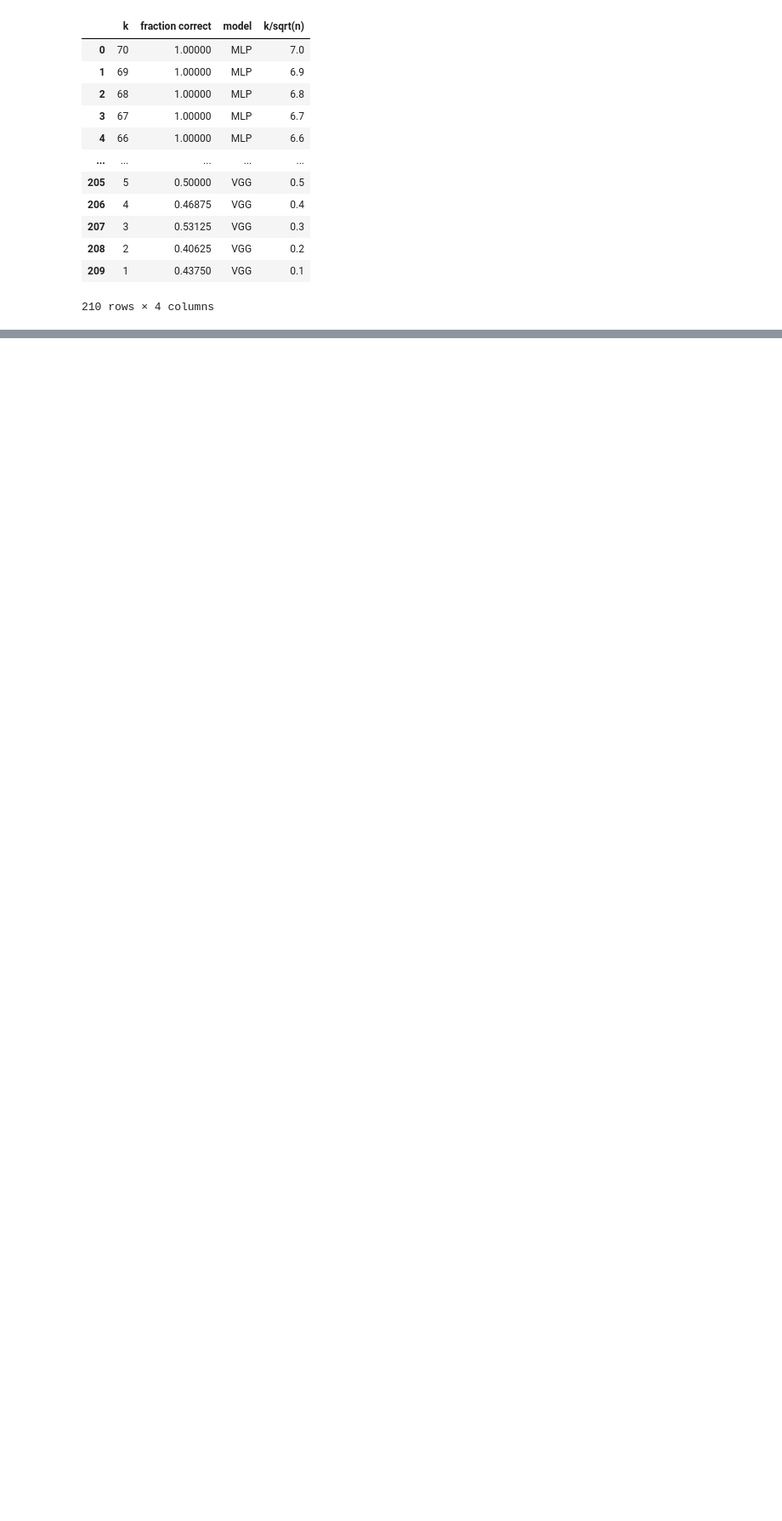
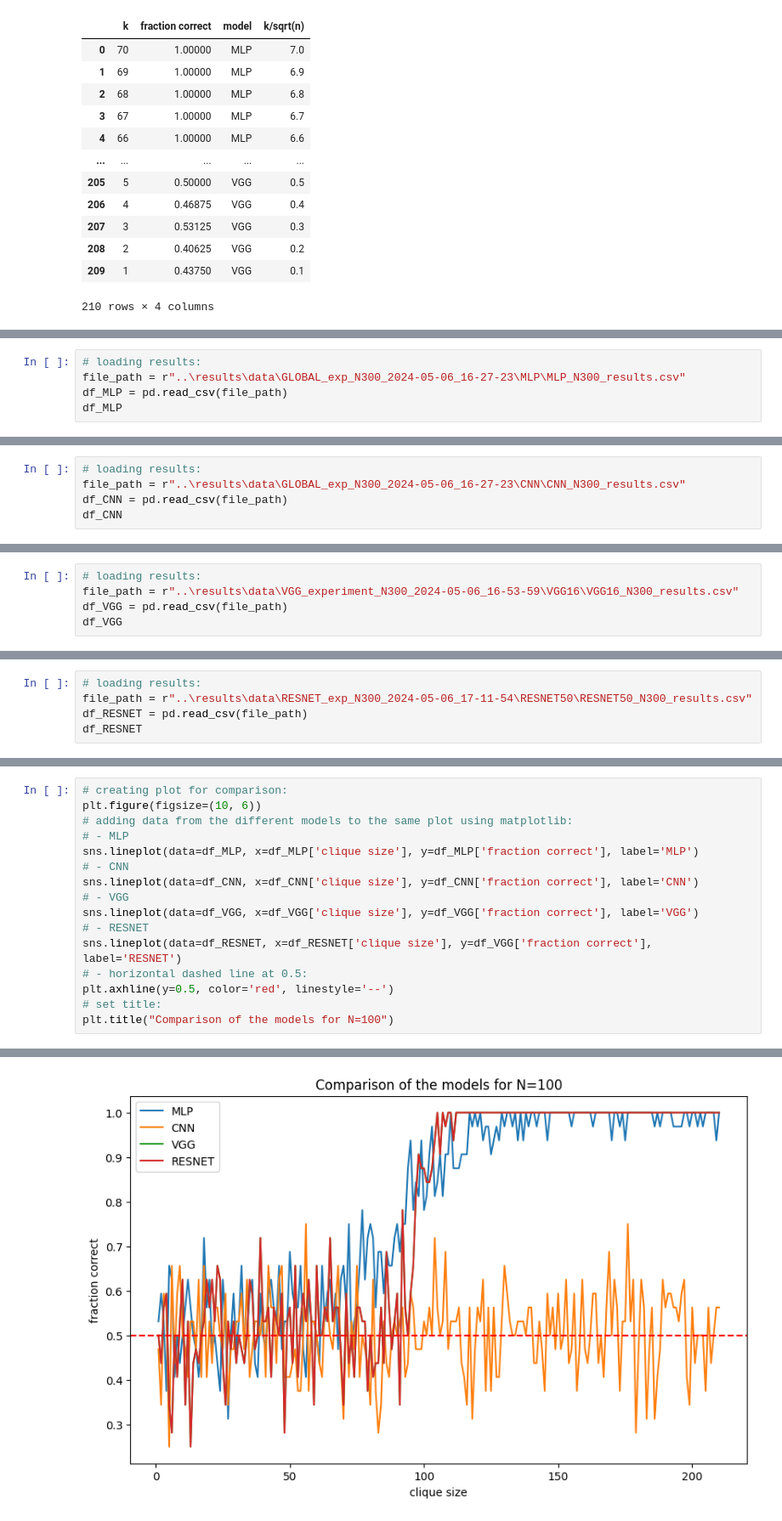
Before and after one commit to danieletirinnanzi/HUPLACLIP-NNs, a Jupyter notebook: scripts/data_fitting.ipynb, the cells around one changed output, grey strips where cells are left out. Shown at 85% size. Cells and saved outputs as stored; diff of their text form; blank space fills up the shorter version.

```diff
--- a/scripts/data_fitting.ipynb
+++ b/scripts/data_fitting.ipynb
@@ -227,0 +226,5 @@ plt.show()
+# %%
+# loading results:
+file_path = r"..\results\data\GLOBAL_exp_N300_2024-05-06_16-27-23\MLP\MLP_N300_results.csv"
+df_MLP = pd.read_csv(file_path)
+df_MLP
@@ -227,0 +247,5 @@ plt.show()
+# %%
+# loading results:
+file_path = r"..\results\data\GLOBAL_exp_N300_2024-05-06_16-27-23\CNN\CNN_N300_results.csv"
+df_CNN = pd.read_csv(file_path)
+df_CNN
@@ -227,0 +268,5 @@ plt.show()
+# %%
+# loading results:
+file_path = r"..\results\data\VGG_experiment_N300_2024-05-06_16-53-59\VGG16\VGG16_N300_results.csv"
+df_VGG = pd.read_csv(file_path)
+df_VGG
@@ -227,0 +289,5 @@ plt.show()
+# %%
+# loading results:
+file_path = r"..\results\data\RESNET_exp_N300_2024-05-06_17-11-54\RESNET50\RESNET50_N300_results.csv"
+df_RESNET = pd.read_csv(file_path)
+df_RESNET
@@ -227,0 +310,17 @@ plt.show()
+# %%
+# creating plot for comparison:
+plt.figure(figsize=(10, 6))
+# adding data from the different models to the same plot using matplotlib:
+# - MLP
+sns.lineplot(data=df_MLP, x=df_MLP['clique size'], y=df_MLP['fraction correct'], label='MLP')
+# - CNN
+sns.lineplot(data=df_CNN, x=df_CNN['clique size'], y=df_CNN['fraction correct'], label='CNN')
+# - VGG
+sns.lineplot(data=df_VGG, x=df_VGG['clique size'], y=df_VGG['fraction correct'], label='VGG')
+# - RESNET
+sns.lineplot(data=df_RESNET, x=df_RESNET['clique size'], y=df_VGG['fraction correct'], label='RESNET')
+# - horizontal dashed line at 0.5:
+plt.axhline(y=0.5, color='red', linestyle='--')
+# set title:
+plt.title("Comparison of the models for N=100")
+# %% [output]
@@ -227,0 +328 @@ plt.show()
+[figure, added]
```
Also changed, not shown: parts of 21 cells of this notebook, 44 other files.
